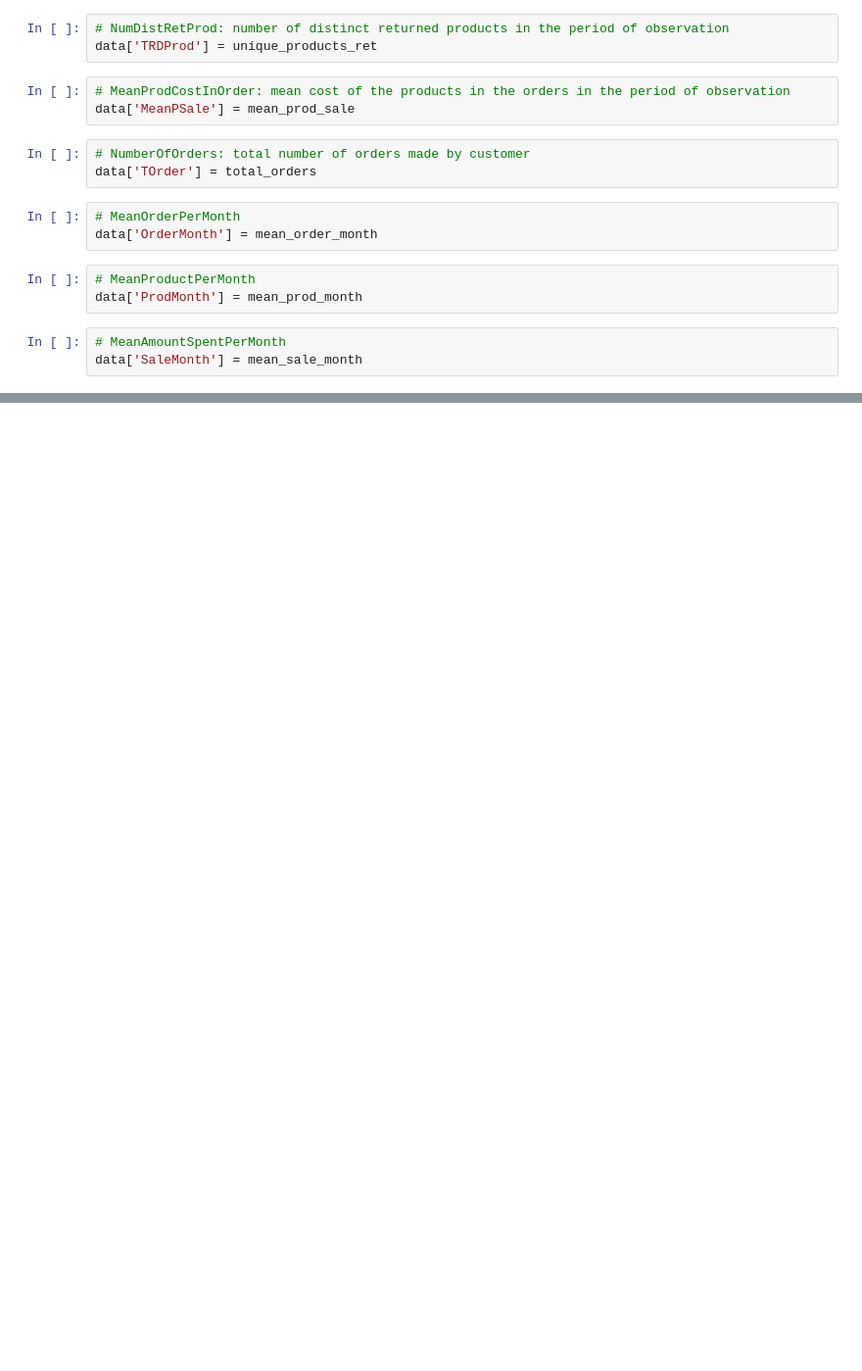
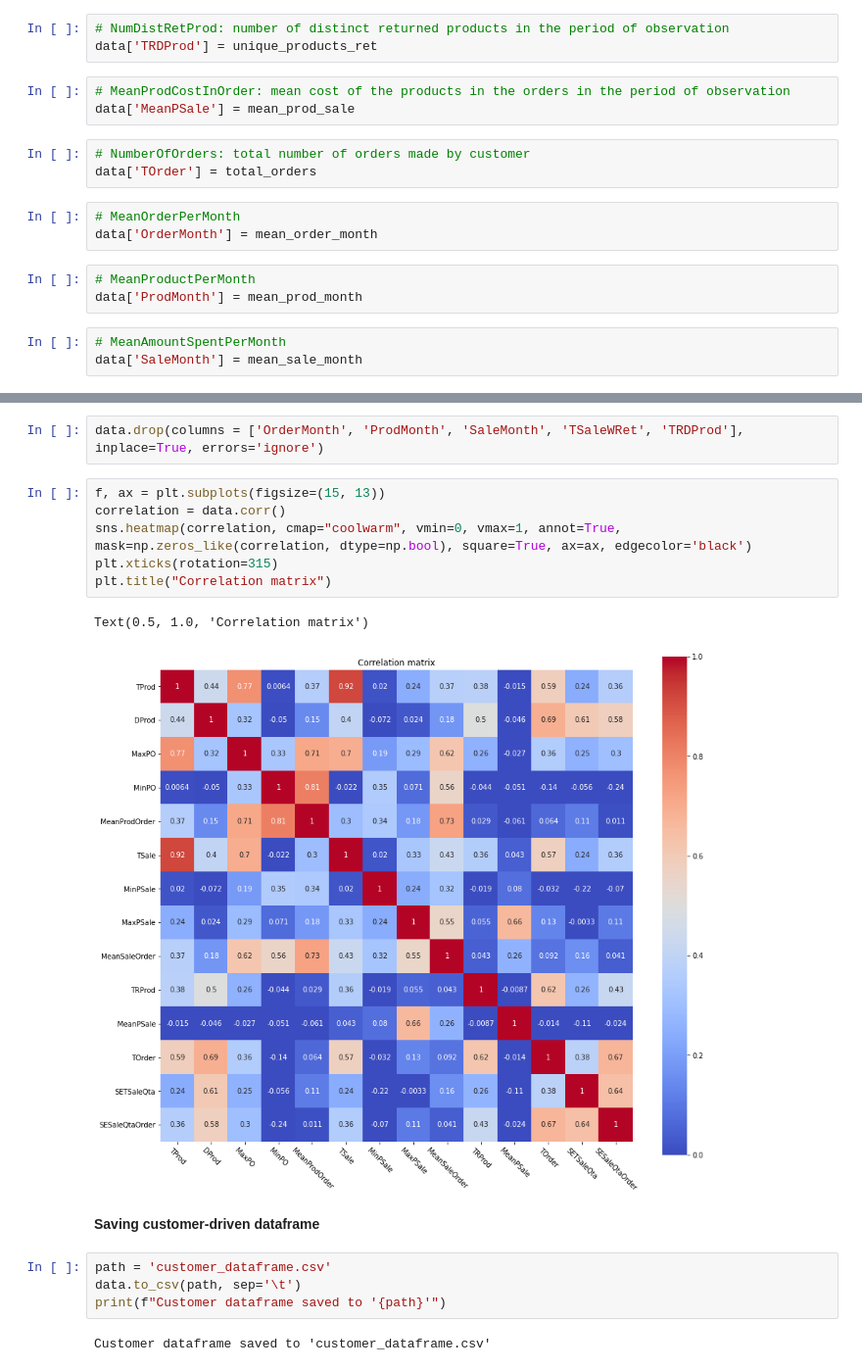
Before and after one commit to AlexPasqua/DM-project, a Jupyter notebook: CustomerDataset.ipynb, the cells around one changed output, grey strips where cells are left out. Shown: that part at 98% size. Saved outputs shown, nothing was run; the diff lists cells and outputs as text; blank space fills up the shorter version.

```diff
--- a/CustomerDataset.ipynb
+++ b/CustomerDataset.ipynb
@@ -293,0 +316,19 @@ Text(0.5, 1.0, 'Correlation matrix')
+# %%
+data.drop(columns = ['OrderMonth', 'ProdMonth', 'SaleMonth', 'TSaleWRet', 'TRDProd'], inplace=True, errors='ignore')
+# %%
+f, ax = plt.subplots(figsize=(15, 13))
+correlation = data.corr()
+sns.heatmap(correlation, cmap="coolwarm", vmin=0, vmax=1, annot=True, mask=np.zeros_like(correlation, dtype=np.bool), square=True, ax=ax, edgecolor='black')
+plt.xticks(rotation=315)
+plt.title("Correlation matrix")
+# %% [output]
+Text(0.5, 1.0, 'Correlation matrix')
+[figure, added]
+# %% [markdown]
+**Saving customer-driven dataframe**
+# %%
+path = 'customer_dataframe.csv'
+data.to_csv(path, sep='\t')
+print(f"Customer dataframe saved to '{path}'")
+# %% [output]
+Customer dataframe saved to 'customer_dataframe.csv'
```
Also changed, not shown: parts of 14 cells of this notebook, 1 other file.
